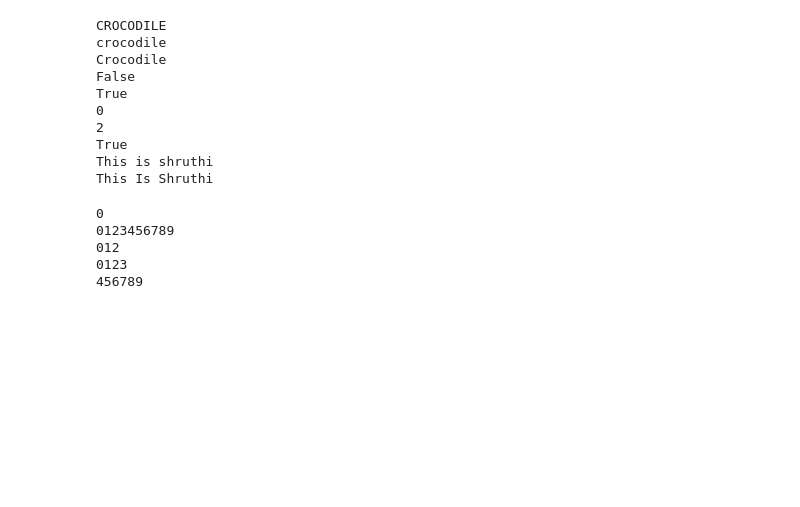
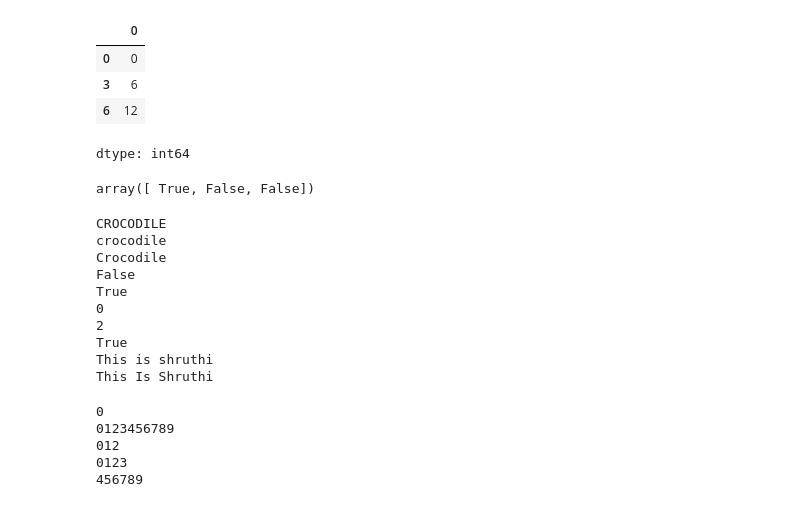
Before and after one commit to shruthisony/Python_Basics, a Jupyter notebook: Practice.ipynb, the cells around one changed output. Saved outputs shown, nothing was run; the diff lists cells and outputs as text; code cells hidden in the pictures; blank space fills up the shorter version.

```diff
--- a/Practice.ipynb
+++ b/Practice.ipynb
@@ -0,0 +255,7 @@
+# %%
+import pandas as pd
+S1 = pd.Series([0,2,4,6,8,10,12])
+S2 = pd.Series([0,3,6,9,12,15])
+
+print(S1)
+print(S2)
@@ -1,3 +278,15 @@
+# %%
+S1[S1.isin(S2)]
+# %% [output]
+|  | 0 |
+| 0 | 0 |
+| 3 | 6 |
+| 6 | 12 |
+dtype: int64
+# %%
+S1[S1.isin(S2)].index == S2[S2.isin(S1)].index
+# %% [output]
+array([ True, False, False])
 # %%
 msg = "crocoDILE"
 price = "125"
```
Also changed, not shown: parts of 44 cells of this notebook, 2 other files.
